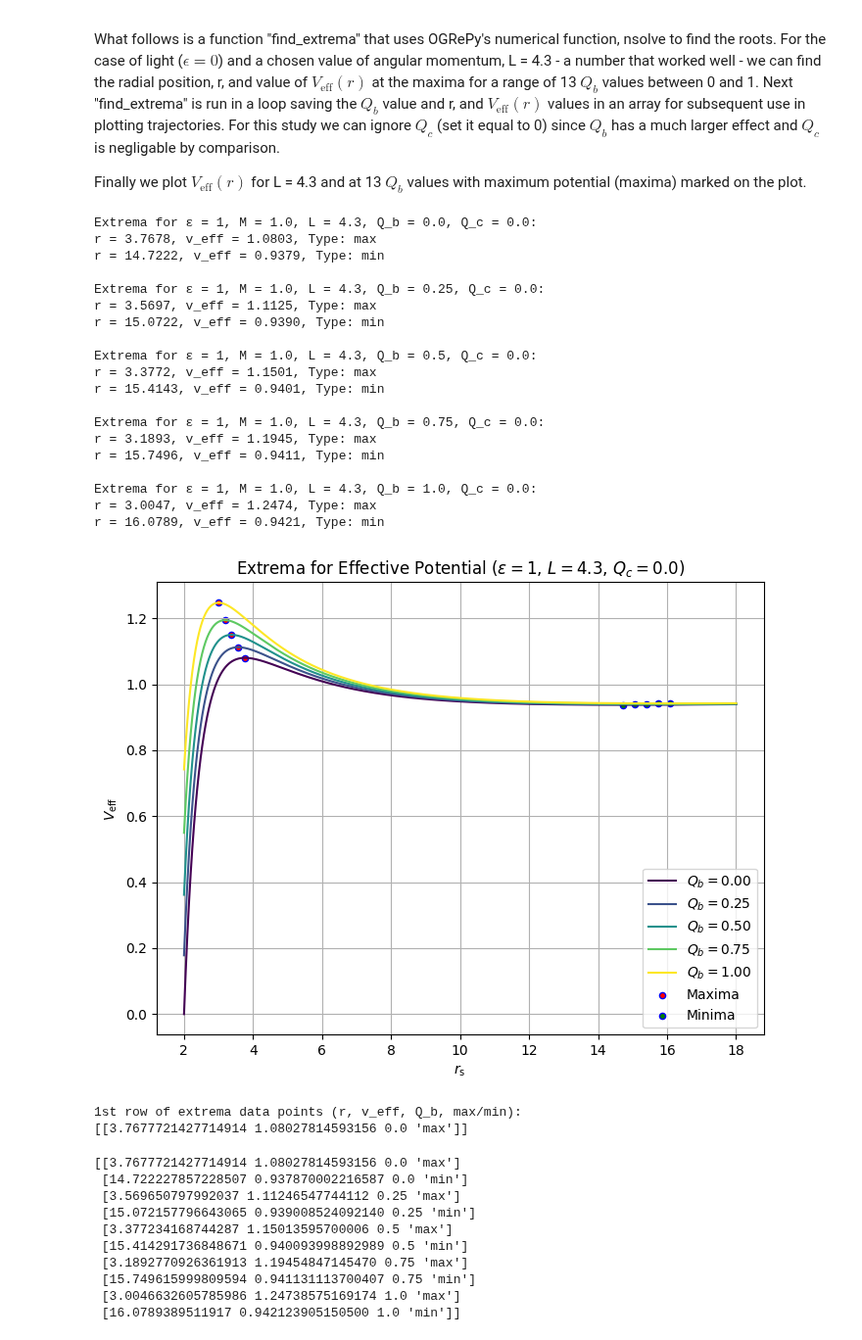
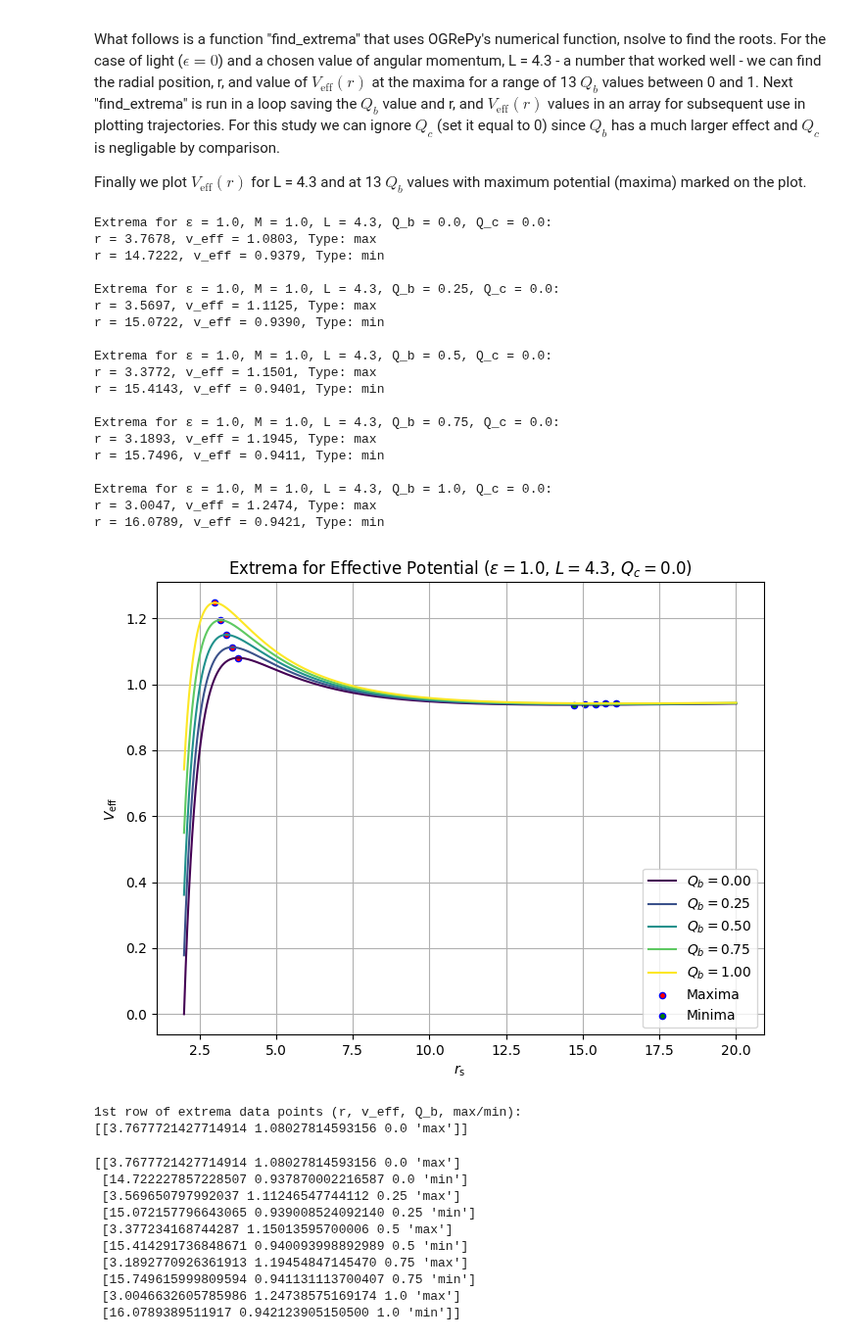
Before and after one commit to AdamSmithOrlik/quantum-black-holes, a Jupyter notebook: sue/orbital-precession.ipynb, the cells around one changed output. Shown at 98% size. Drawn from its saved outputs; the diff is of its cells as text; code cells hidden in the pictures.

```diff
--- a/sue/orbital-precession.ipynb
+++ b/sue/orbital-precession.ipynb
@@ -155,8 +155,8 @@ def find_extrema(M_val, L_val, Q_b_val, Q_c_val, eps_val, r_range):
     return extrema_results, v_eff
 # %%
 #block 4 - find v_eff max/min for the timelike case for different values of Q_b and create array for the results
-r_range = (rs1, 9 * rs1)
-eps = 1
+r_range = (rs1, 10 * rs1)
+eps = 1.0
 
 Q_b_vals = np.linspace(0, 1.0, 5)
 colors = plt.cm.viridis(np.linspace(0, 1, len(Q_b_vals)))
@@ -184,39 +184,39 @@ for Q_b, color in zip(Q_b_vals, colors):
 plt.scatter(max_x, max_y, color='r', s=20, edgecolors='b', label="Maxima")
 plt.scatter(min_x, min_y, color='g', s=20, edgecolors='b', label="Minima")
 plt.xlabel(r'$r_{\mathrm{s}}$')
 plt.ylabel(r'$V_{\mathrm{eff}}$')
 plt.title(rf"Extrema for Effective Potential ($\varepsilon={eps}$, $L={L1}$, $Q_c={Q_c0}$)")
 plt.legend()
 plt.grid(True)
 plt.show()
 
 # NumPy array with extrema data including: r, v_eff, Q_b val, extrema type
 extrema_array = np.array(extrema_data)
 
 # test print
 print("1st row of extrema data points (r, v_eff, Q_b, max/min):")
 print(extrema_array[:1])
 # %% [output]
-Extrema for ε = 1, M = 1.0, L = 4.3, Q_b = 0.0, Q_c = 0.0:
+Extrema for ε = 1.0, M = 1.0, L = 4.3, Q_b = 0.0, Q_c = 0.0:
 r = 3.7678, v_eff = 1.0803, Type: max
 r = 14.7222, v_eff = 0.9379, Type: min
 
-Extrema for ε = 1, M = 1.0, L = 4.3, Q_b = 0.25, Q_c = 0.0:
+Extrema for ε = 1.0, M = 1.0, L = 4.3, Q_b = 0.25, Q_c = 0.0:
 r = 3.5697, v_eff = 1.1125, Type: max
 r = 15.0722, v_eff = 0.9390, Type: min
 
-Extrema for ε = 1, M = 1.0, L = 4.3, Q_b = 0.5, Q_c = 0.0:
+Extrema for ε = 1.0, M = 1.0, L = 4.3, Q_b = 0.5, Q_c = 0.0:
 r = 3.3772, v_eff = 1.1501, Type: max
 r = 15.4143, v_eff = 0.9401, Type: min
 
-Extrema for ε = 1, M = 1.0, L = 4.3, Q_b = 0.75, Q_c = 0.0:
+Extrema for ε = 1.0, M = 1.0, L = 4.3, Q_b = 0.75, Q_c = 0.0:
 r = 3.1893, v_eff = 1.1945, Type: max
 r = 15.7496, v_eff = 0.9411, Type: min
 
-Extrema for ε = 1, M = 1.0, L = 4.3, Q_b = 1.0, Q_c = 0.0:
+Extrema for ε = 1.0, M = 1.0, L = 4.3, Q_b = 1.0, Q_c = 0.0:
 r = 3.0047, v_eff = 1.2474, Type: max
 r = 16.0789, v_eff = 0.9421, Type: min
-[figure, old version]
+[figure, new version]
 1st row of extrema data points (r, v_eff, Q_b, max/min):
 [[3.7677721427714914 1.08027814593156 0.0 'max']]
 # %%
```
Also changed, not shown: parts of 4 cells of this notebook.
